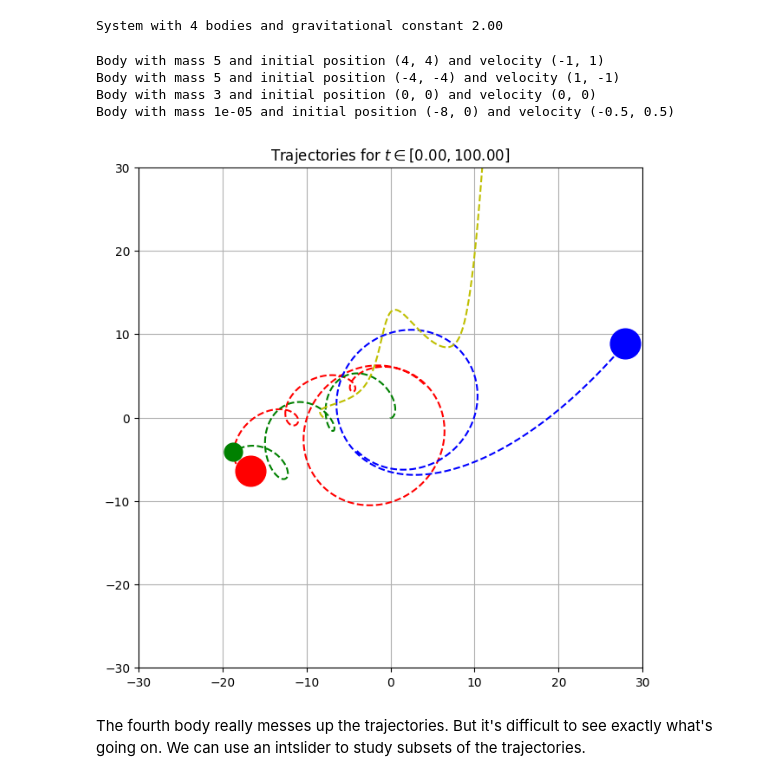
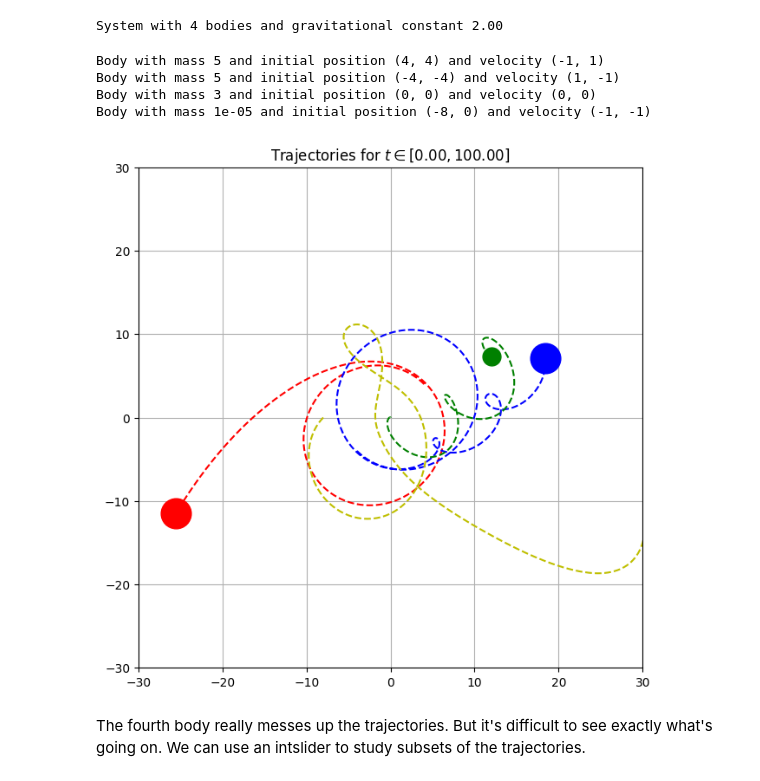
Before and after one commit to magnushelliesen/n-body-simulator, a Jupyter notebook: n-body-simulator.ipynb, the cells around one changed output. Saved outputs shown, nothing was run; the diff lists cells and outputs as text; code cells hidden in the pictures.

```diff
--- a/n-body-simulator.ipynb
+++ b/n-body-simulator.ipynb
@@ -206,7 +206,7 @@ plt.show()
 ## What happens if we introduce a tiny fourth body?
 # %%
 # We make a system like the one above, but where we introduce a TINY fourth body
-body4 = Body((-8, 0), (-0.5, 0.5), 0.00001)
+body4 = Body((-8, 0), (-1, -1), 0.00001)
 system2 = System(2, body1, body2, body3, body4)
 system2
 # %% [output]
@@ -217,30 +217,28 @@ print(*system2.bodies, sep='\n')
 Body with mass 5 and initial position (4, 4) and velocity (-1, 1)
 Body with mass 5 and initial position (-4, -4) and velocity (1, -1)
 Body with mass 3 and initial position (0, 0) and velocity (0, 0)
-Body with mass 1e-05 and initial position (-8, 0) and velocity (-0.5, 0.5)
+Body with mass 1e-05 and initial position (-8, 0) and velocity (-1, -1)
 # %%
 # We simulate again
-N = 10000
-delta_t = 0.01
-t, x = system2.simulate(N, delta_t)
+t2, x2 = system2.simulate(N, delta_t)
 # %%
 # And plot the curves that they trace out
 plt.figure(figsize=(7.5, 7.5))
-plt.plot(x[0][:,0], x[0][:,1], 'r--')
-plt.plot(x[0][-1,0], x[0][-1:,1], 'ro', ms=5*5)
-plt.plot(x[1][:,0], x[1][:,1], 'b--')
-plt.plot(x[1][-1,0], x[1][-1:,1], 'bo', ms=5*5)
-plt.plot(x[2][:,0], x[2][:,1], 'g--')
-plt.plot(x[2][-1,0], x[2][-1:,1], 'go', ms=3*5)
-plt.plot(x[3][:,0], x[3][:,1], 'y--')
-plt.plot(x[3][-1,0], x[3][-1:,1], 'yo', ms=0.00001*5)
+plt.plot(x2[0][:,0], x2[0][:,1], 'r--')
+plt.plot(x2[0][-1,0], x2[0][-1:,1], 'ro', ms=5*5)
+plt.plot(x2[1][:,0], x2[1][:,1], 'b--')
+plt.plot(x2[1][-1,0], x2[1][-1:,1], 'bo', ms=5*5)
+plt.plot(x2[2][:,0], x2[2][:,1], 'g--')
+plt.plot(x2[2][-1,0], x2[2][-1:,1], 'go', ms=3*5)
+plt.plot(x2[3][:,0], x2[3][:,1], 'y--')
+plt.plot(x2[3][-1,0], x2[3][-1:,1], 'yo', ms=0.00001*5)
 plt.xlim((-30, 30))
 plt.ylim((-30, 30))
 plt.grid()
 plt.title(f'Trajectories for $t \in [0.00, {N*delta_t:.2f}]$')
 plt.show()
 # %% [output]
-[figure, old version]
+[figure, new version]
 # %% [markdown]
 The fourth body really messes up the trajectories. But it's difficult to see exactly what's going on. We can use an intslider to study subsets of the trajectories.
 # %%
```
Also changed, not shown: parts of 3 cells of this notebook.
